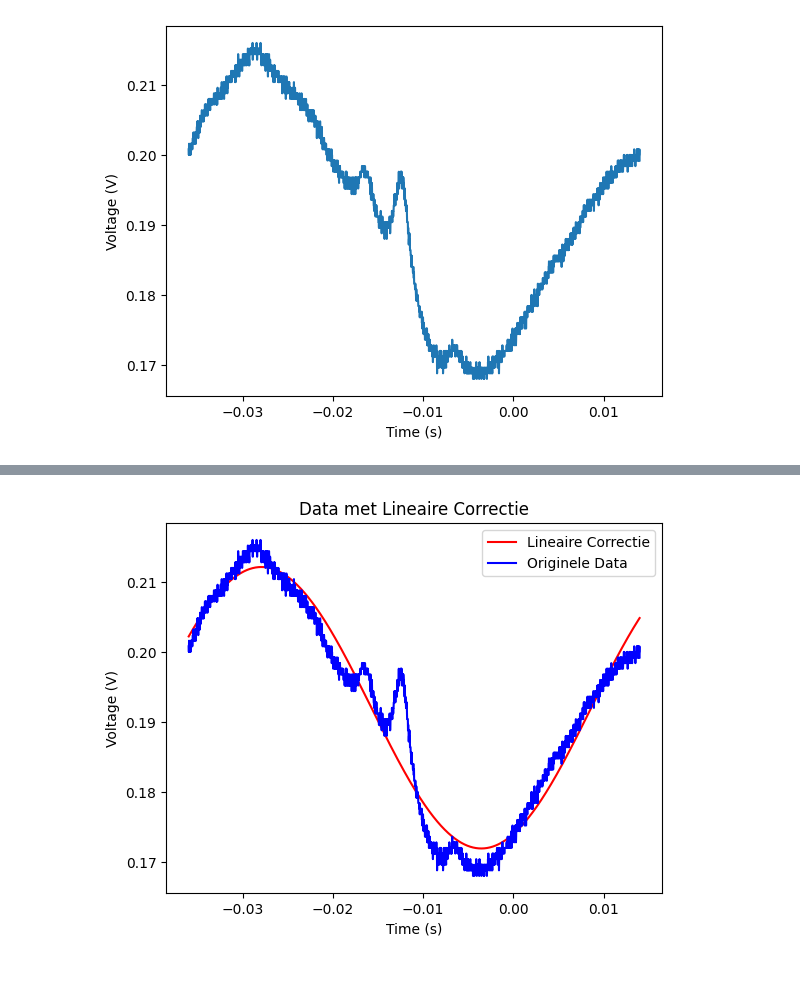
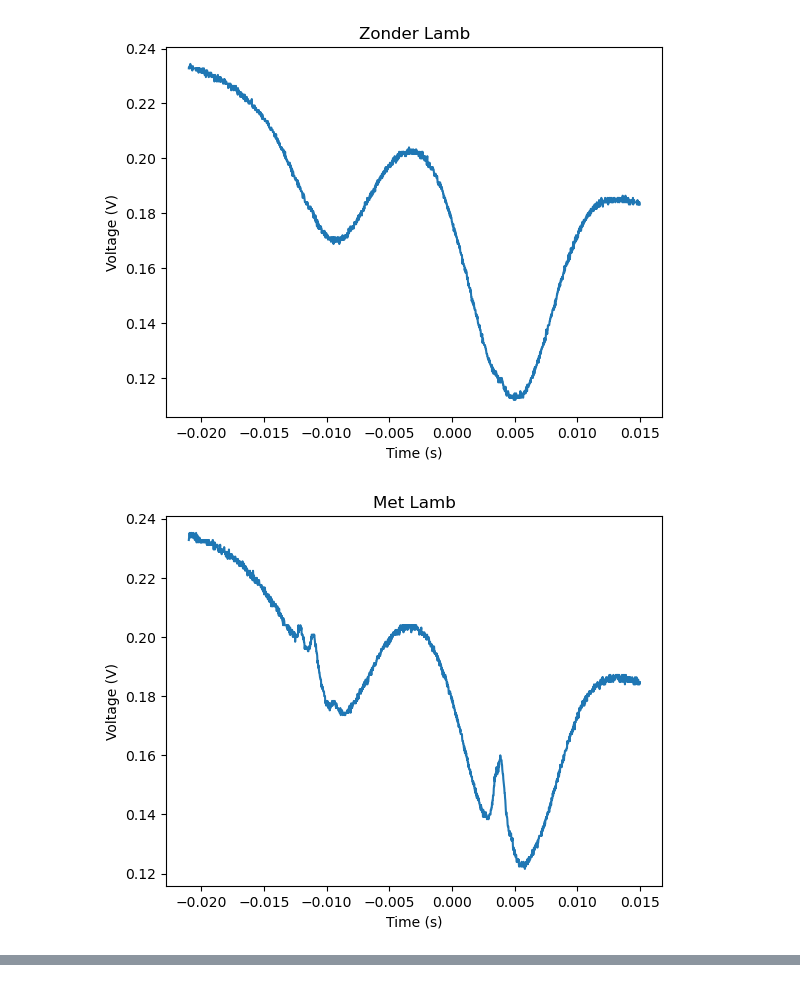
Before and after one commit to TimWiemer/Rubium_Spectroscopy_group_11, a Jupyter notebook: programmeren.ipynb, the cells around one changed output, grey strips where cells are left out. Drawn from its saved outputs; the diff is of its cells as text; code cells hidden in the pictures.

Commit message:
Data added aswell as the program, i hope this works :)

```diff
--- a/programmeren.ipynb
+++ b/programmeren.ipynb
@@ -61,6 +106,16 @@ def sin_functie(x, A, f, phi, B):
 # %%
 #Importeren van de Data:
-x,y = importeer('/Users/timwiemer/Desktop/Natuur-: Sterrenkunde/Jaar 1/Project/Rubium_Spectroscopy/programmas.venv/TEK0007.CSV')
-plot(x, y, 'Time (s)', 'Voltage (V)')
+Lamb_dip = '/Users/timwiemer/Desktop/Natuur-: Sterrenkunde/Jaar 1/Project/Rubium_Spectroscopy/programmas.venv/met_LAMB.CSV'
+without_dip = '/Users/timwiemer/Desktop/Natuur-: Sterrenkunde/Jaar 1/Project/Rubium_Spectroscopy/programmas.venv/zonder_LAMB.CSV'
+
+x_1, y_1 = importeer(without_dip)
+plot(x_1, y_1, 'Time (s)', 'Voltage (V)', 'Zonder Lamb')
+
+x_2, y_2 = importeer(Lamb_dip)
+plot(x_2, y_2, 'Time (s)', 'Voltage (V)', 'Met Lamb')
+
+x_subtracted, y_subtracted = subtract(without_dip, Lamb_dip)
+plot(x_subtracted, y_subtracted, 'Time (s)', 'Voltage (V)', 'Subtracted Data')
 # %% [output]
-[figure, old version]
+[figure, new version]
+[figure, added]
@@ -67,46 +122,0 @@ plot(x, y, 'Time (s)', 'Voltage (V)')
-# %%
-# de grafiek ligt nog schuin, dus moeten we dit corrigeren,
-#De lijn gaat linear omlaag, dit weten we omdat de oscilloscoop een lineaire lijn volgt
-
-# y_max = max(y)
-# x_max = x[y.index(y_max)]
-# y_min = min(y)
-# x_min = x[y.index(y_min)]
-
-# helling = (y_max - y_min) / (x_max - x_min)
-
-# startpunt = y_max - helling * x_max
-
-
-
-
-#Voor een andere is een sinus functie beter, deze heeft een amplitude, frequentie, fase en achtergrond
-
-mod_sin = models.Model(sin_functie)
-
-fit_result = mod_sin.fit(y, x=x, A=0.1, f=1, phi=0, B=0.5)
-
-A =fit_result.params['A'].value
-DA = fit_result.params['A'].stderr
-f = fit_result.params['f'].value
-Df = fit_result.params['f'].stderr
-phi = fit_result.params['phi'].value
-Dphi = fit_result.params['phi'].stderr
-B = fit_result.params['B'].value
-DB = fit_result.params['B'].stderr
-
-# nu kunnen we de lineaire functie gebruiken om de lijn te corrigeren
-y_corr = []
-for i in range(len(x)):
-    #y_corr.append(helling * x[i] + startpunt)
-    y_corr.append(sin_functie(x[i], A, f, phi, B))
-
-plt.plot(x, y_corr, label='Lineaire Correctie', color='red')
-plt.plot(x, y, label='Originele Data', color='blue')
-plt.xlabel('Time (s)')
-plt.ylabel('Voltage (V)')
-plt.title('Data met Lineaire Correctie')
-plt.legend()
-plt.show()
-# %% [output]
-[figure, removed]
```
Also changed, not shown: parts of 5 cells of this notebook, 16 other files.
